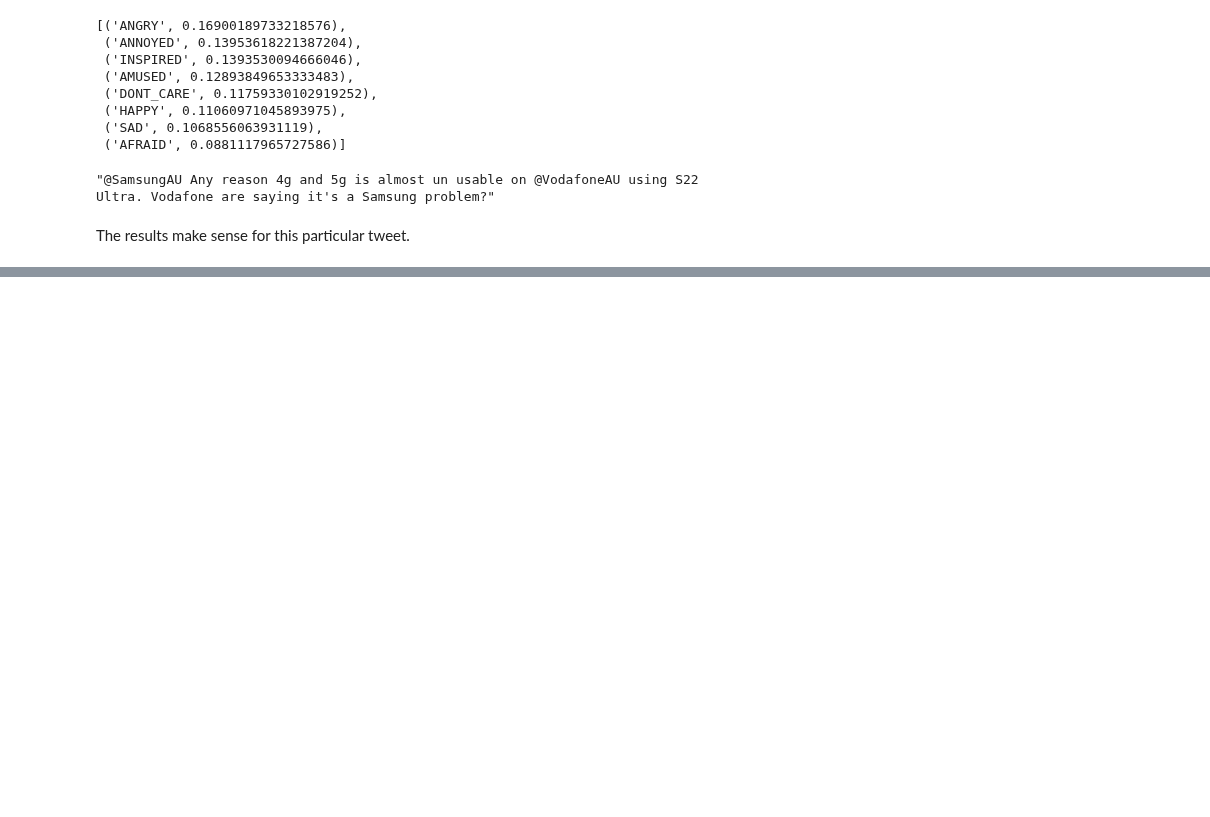
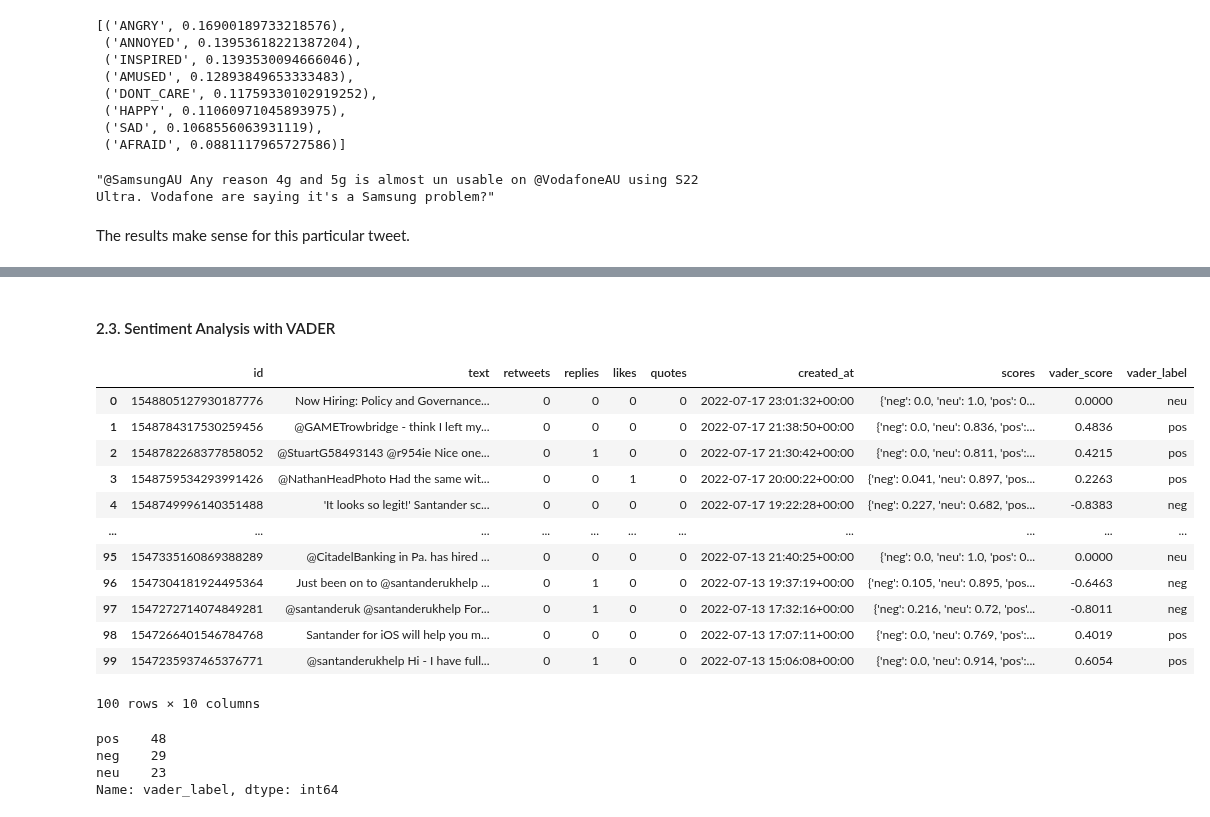
Before and after one commit to polltter/share, a Jupyter notebook: notebooks/sentiment_analysis_examples.ipynb, the cells around one changed output, grey strips where cells are left out. Drawn from its saved outputs; the diff is of its cells as text; code cells hidden in the pictures; blank space fills up the shorter version.

Commit message:
update sentiment analysis examples - santander: #14

```diff
--- a/notebooks/sentiment_analysis_examples.ipynb
+++ b/notebooks/sentiment_analysis_examples.ipynb
@@ -353,0 +386,3 @@ df_vodafone.to_csv('vodafone.csv', index=False)
+# %%
+for tweet in response.data:
+    print(tweet.id, tweet.text, tweet.lang, tweet.created_at)
@@ -353,0 +409,12 @@ df_vodafone.to_csv('vodafone.csv', index=False)
+# %%
+data = [[tweet.id,
+         tweet.text,
+         tweet.lang,
+         tweet.public_metrics['retweet_count'],
+         tweet.public_metrics['reply_count'],
+         tweet.public_metrics['like_count'],
+         tweet.public_metrics['quote_count'],
+         tweet.created_at
+        ] for tweet in response.data]
+
+df_santander = pd.DataFrame(data, columns = ['id', 'text', 'lang', 'retweets', 'replies', 'likes', 'quotes', 'created_at'])
@@ -353,0 +455,2 @@ df_vodafone.to_csv('vodafone.csv', index=False)
+# %%
+df_santander.drop('lang', axis=1, inplace=True)
@@ -353,0 +474,31 @@ df_vodafone.to_csv('vodafone.csv', index=False)
+# %% [markdown]
+#### 2.3. Sentiment Analysis with VADER
+# %%
+df_santander['scores'] = df_santander['text'].map(lambda tweet: sid.polarity_scores(tweet))
+
+df_santander['vader_score']  = df_santander['scores'].map(lambda score_dict: score_dict['compound'])
+
+df_santander['vader_label'] = df_santander['vader_score'].map(lambda comp: 'pos' if comp >=0.05 else ('neg' if comp<=-0.05 else 'neu'))
+# %%
+df_santander
+# %% [output]
+|  | id | text | retweets | replies | likes | quotes | created_at | scores | vader_score | vader_label |
+| 0 | 1548805127930187776 | Now Hiring: Policy and Governance... | 0 | 0 | 0 | 0 | 2022-07-17 23:01:32+00:00 | {'neg': 0.0, 'neu': 1.0, 'pos': 0... | 0.0000 | neu |
+| 1 | 1548784317530259456 | @GAMETrowbridge - think I left my... | 0 | 0 | 0 | 0 | 2022-07-17 21:38:50+00:00 | {'neg': 0.0, 'neu': 0.836, 'pos':... | 0.4836 | pos |
+| 2 | 1548782268377858052 | @StuartG58493143 @r954ie Nice one... | 0 | 1 | 0 | 0 | 2022-07-17 21:30:42+00:00 | {'neg': 0.0, 'neu': 0.811, 'pos':... | 0.4215 | pos |
+| 3 | 1548759534293991426 | @NathanHeadPhoto Had the same wit... | 0 | 0 | 1 | 0 | 2022-07-17 20:00:22+00:00 | {'neg': 0.041, 'neu': 0.897, 'pos... | 0.2263 | pos |
+| 4 | 1548749996140351488 | 'It looks so legit!' Santander sc... | 0 | 0 | 0 | 0 | 2022-07-17 19:22:28+00:00 | {'neg': 0.227, 'neu': 0.682, 'pos... | -0.8383 | neg |
+| ... | ... | ... | ... | ... | ... | ... | ... | ... | ... | ... |
+| 95 | 1547335160869388289 | @CitadelBanking in Pa. has hired ... | 0 | 0 | 0 | 0 | 2022-07-13 21:40:25+00:00 | {'neg': 0.0, 'neu': 1.0, 'pos': 0... | 0.0000 | neu |
+| 96 | 1547304181924495364 | Just been on to @santanderukhelp ... | 0 | 1 | 0 | 0 | 2022-07-13 19:37:19+00:00 | {'neg': 0.105, 'neu': 0.895, 'pos... | -0.6463 | neg |
+| 97 | 1547272714074849281 | @santanderuk @santanderukhelp For... | 0 | 1 | 0 | 0 | 2022-07-13 17:32:16+00:00 | {'neg': 0.216, 'neu': 0.72, 'pos'... | -0.8011 | neg |
+| 98 | 1547266401546784768 | Santander for iOS will help you m... | 0 | 0 | 0 | 0 | 2022-07-13 17:07:11+00:00 | {'neg': 0.0, 'neu': 0.769, 'pos':... | 0.4019 | pos |
+| 99 | 1547235937465376771 | @santanderukhelp Hi - I have full... | 0 | 1 | 0 | 0 | 2022-07-13 15:06:08+00:00 | {'neg': 0.0, 'neu': 0.914, 'pos':... | 0.6054 | pos |
+100 rows × 10 columns
+# %%
+df_santander['vader_label'].value_counts()
+# %% [output]
+pos    48
+neg    29
+neu    23
+Name: vader_label, dtype: int64
```
Also changed, not shown: parts of 60 cells of this notebook, 1 other file.
